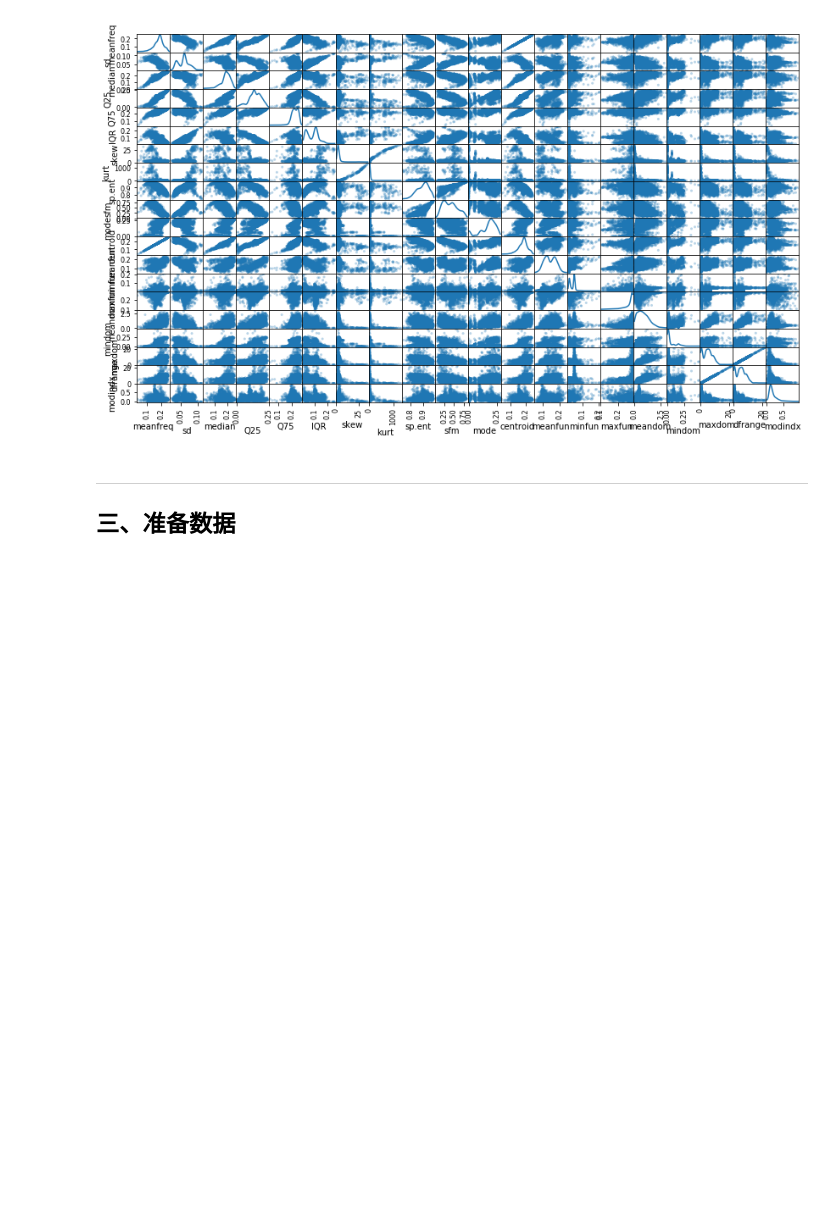
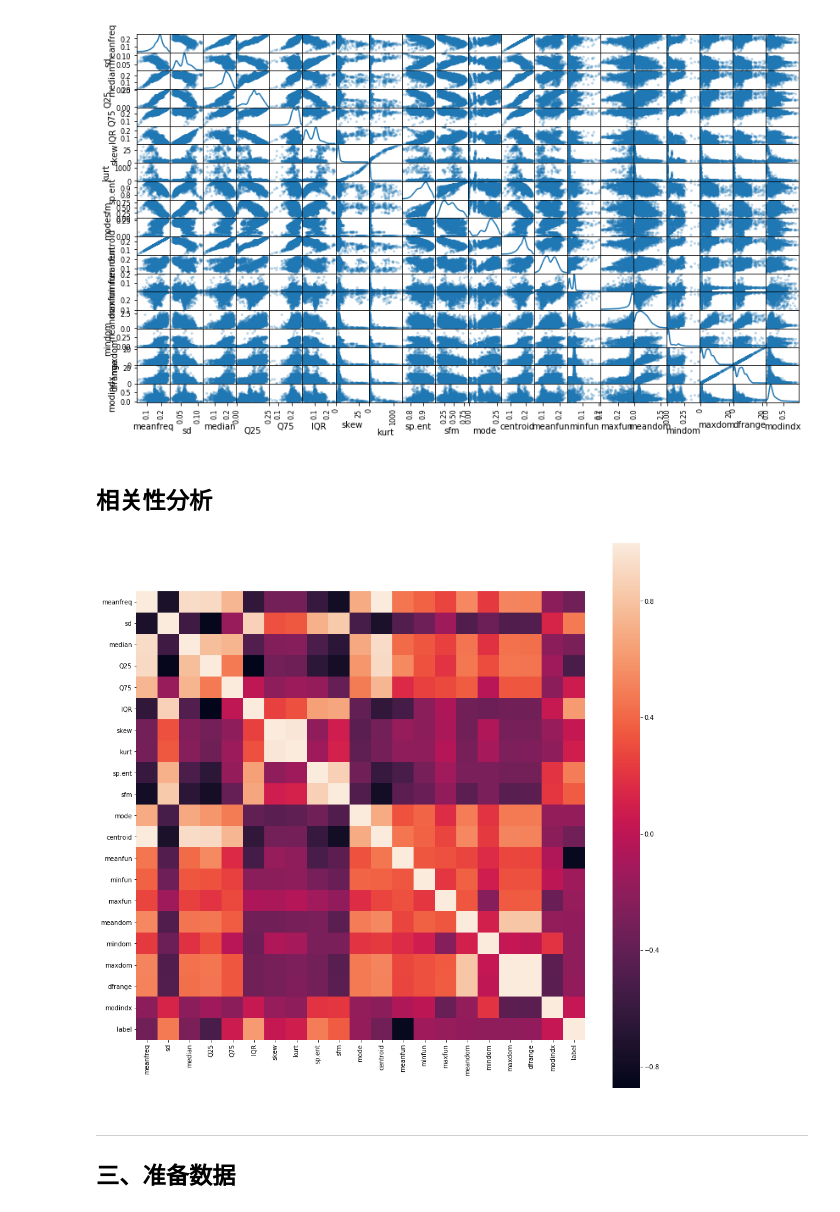
Before and after one commit to xiaofeige/udacity_homework, a Jupyter notebook: voice_gender_recognize/voice_recognize.ipynb, the cells around one changed output. Saved outputs shown, nothing was run; the diff lists cells and outputs as text; code cells hidden in the pictures; blank space fills up the shorter version.

```diff
--- a/voice_gender_recognize/voice_recognize.ipynb
+++ b/voice_gender_recognize/voice_recognize.ipynb
@@ -86,6 +152,27 @@ features_raw = data.drop('label', axis = 1)
 pd.plotting.scatter_matrix(features_raw, alpha = 0.3, figsize = (14,8), diagonal = 'kde');
 # %% [output]
 [figure]
+# %% [markdown]
+## 相关性分析
+# %%
+import matplotlib.pyplot as plt
+
+data = data.replace({"male":1, "female":0})
+hitmap_data = data.corr()
+f, ax = plt.subplots(figsize=(16, 16))
+sns.heatmap(hitmap_data, vmax=1, square=True)
+plt.show()
+
+# hitmapData = data.corr()
+# f, ax = plt.subplots(figsize=(12, 12))
+# sns.heatmap(hitmapData, vmax=1, square=True)
+# plt.show()
+# hitmap_dict = hitmapData['Survived'].to_dict()
+# del hitmap_dict['Survived']
+# print("List the numerical features decendingly by their correlation with Sale Price:\n")
+# for ele in sorted(hitmap_dict.items(), key = lambda x: -abs(x[1])):
+# %% [output]
+[figure, added]
 # %% [markdown]
 ----
 ## 三、准备数据
```
Also changed, not shown: parts of 11 cells of this notebook, 2 other files.
